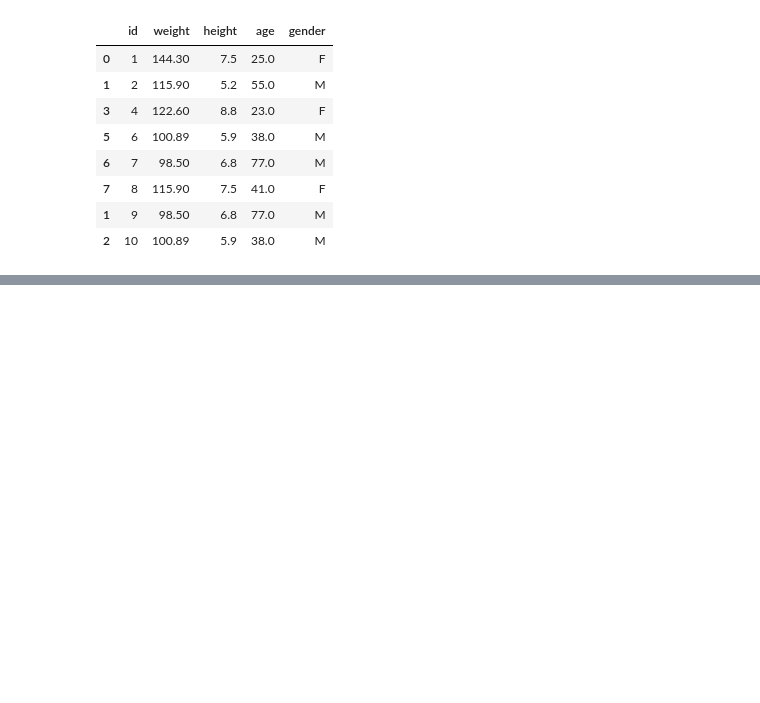
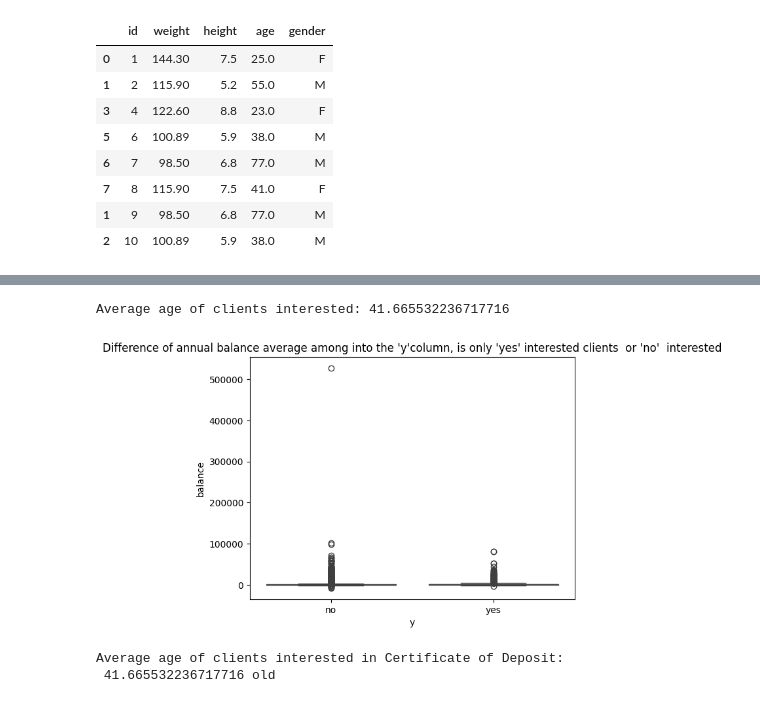
Before and after one commit to AndrewsJascoro/DataAnalyts_Mintic_Talento_Tech, a Jupyter notebook: Exercises_only_to_DA_class.ipynb, the cells around one changed output, grey strips where cells are left out. Cells and saved outputs as stored; diff of their text form; code cells hidden in the pictures; blank space fills up the shorter version.

```diff
--- a/Exercises_only_to_DA_class.ipynb
+++ b/Exercises_only_to_DA_class.ipynb
@@ -296,0 +407,23 @@ dtype: int64
+# %%
+import pandas as pd
+import matplotlib.pyplot as plt
+from IPython.display import display
+import seaborn as sns
+
+# Edad('age') columna promedio(mean) de clientes interesados en el certificado de depósito('y')=>> 'yes', 'no'
+age_mean_interesados = df[df['y'] == 'yes']['age'].mean()
+print("Average age of clients interested:", age_mean_interesados)
+
+# Grafica Diferencia de ingresos entre clientes interesados y no interesados:
+sns.boxplot(x='y', y='balance', data=df)
+plt.title("Difference of annual balance average among into the 'y'column, is only 'yes' interested clients  or 'no'  interested")
+plt.show()
+# Filter the DataFrame for clients interested and not interested in the certificate of deposit
+interested_clients = df[df['y'] == 'yes']
+average_age_interested = interested_clients['age'].mean()
+print("Average age of clients interested in Certificate of Deposit:", "\n", average_age_interested, "old")
+# %% [output]
+Average age of clients interested: 41.665532236717716
+[figure, added]
+Average age of clients interested in Certificate of Deposit:
+ 41.665532236717716 old
```
Also changed, not shown: parts of 15 cells of this notebook.
